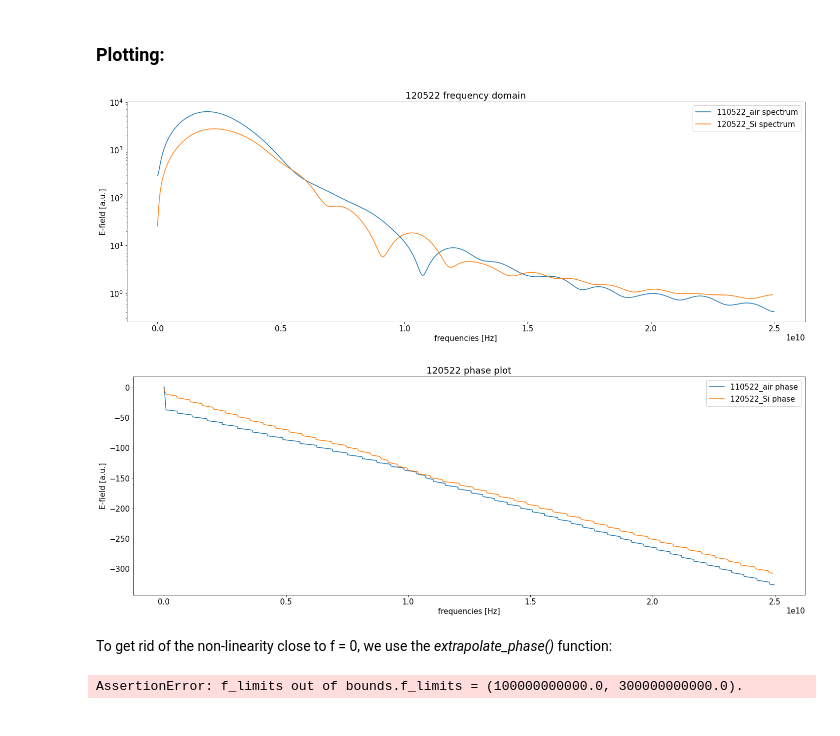
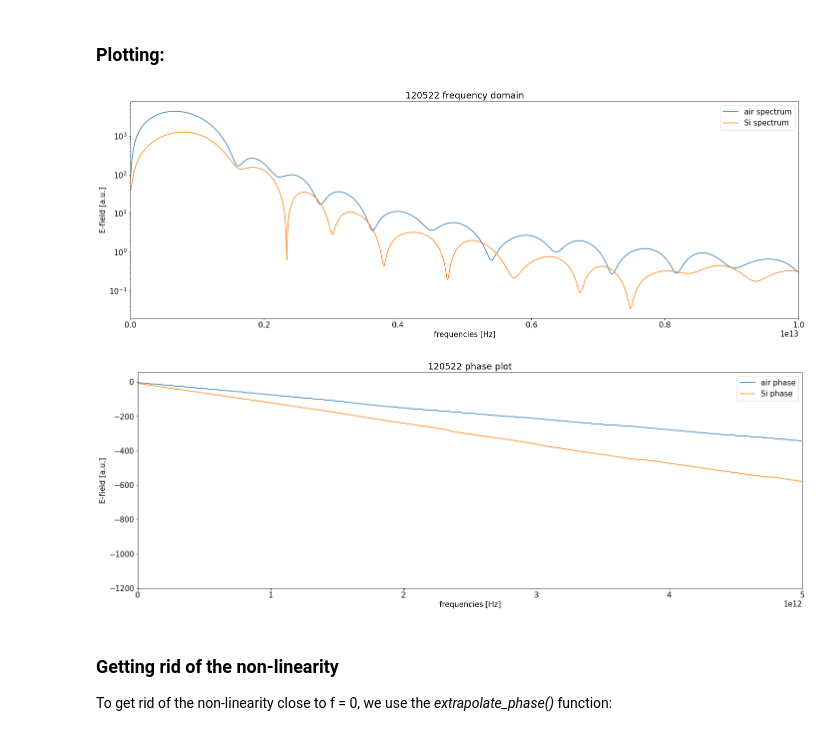
Before and after one commit to MHardenberg/thzsoftware, a Jupyter notebook: examples/thz_tds_transmission.ipynb, the cells around one changed output. Cells and saved outputs as stored; diff of their text form; code cells hidden in the pictures.

```diff
--- a/examples/thz_tds_transmission.ipynb
+++ b/examples/thz_tds_transmission.ipynb
@@ -96,10 +97,10 @@ plt.show()
 ## Fourier transform
 We do the transform on the windowed function, and save it as a data frame:
 # %%
-sample_rate_air = 1 / (air_times_array[1] - air_times_array[0]) * 1e-12
-sample_rate_Si = 1 / (Si_times_array[1] - Si_times_array[0]) * 1e-12
-air_frequencies, air_spectrum = ph.fft(air_signal_array, sample_rate_air)
-Si_frequencies, Si_spectrum = ph.fft(Si_signal_array, sample_rate_Si)
+sample_rate_air = 1 / ((air_times_array[1] - air_times_array[0]) * 1e-12)
+sample_rate_Si = 1 / ((Si_times_array[1] - Si_times_array[0]) * 1e-12)
+air_frequencies, air_spectrum = ph.fft(air_signal_array, sample_rate_air, pad=500)
+Si_frequencies, Si_spectrum = ph.fft(Si_signal_array, sample_rate_Si, pad=500)
 
 # compute phase and norm. The 'compute_phase()' function unwraps the phase by default.
 # To avoid this, set the default value 'unwrap_phase' to False
@@ -119,28 +120,31 @@ data_set.add_entry(directory, Si_file, "spectrum", data_Si)
 # %%
 plt.figure()
 plt.rc('font', size=15)
 axes = plt.axes(ylabel="E-field [a.u.]")
 data_set.data[directory][air_file]["spectrum"].plot(x=0,y=1, figsize=(24, 8), title='120522 frequency domain', ax=axes, logy=True)
 data_set.data[directory][Si_file]["spectrum"].plot(x=0,y=1, figsize=(24, 8), ax=axes, logy=True)
-axes.legend(["110522_air spectrum", "120522_Si spectrum"])
+axes.legend(["air spectrum", "Si spectrum"])
+axes.set_xlim((0, 10*1e12))
 plt.show()
 # %% [output]
-[figure, old version]
+[figure, new version]
 # %%
 plt.figure()
 plt.rc('font', size=15)
 axes = plt.axes(ylabel="E-field [a.u.]")
 data_set.data[directory][air_file]["spectrum"].plot(x=0,y=2, figsize=(24, 8), title='120522 phase plot', ax=axes)
 data_set.data[directory][Si_file]["spectrum"].plot(x=0,y=2, figsize=(24, 8), ax=axes)
-axes.legend(["110522_air phase", "120522_Si phase"])
+axes.legend(["air phase", "Si phase"])
+axes.set_xlim((0, 5*1e12))
 plt.show()
 # %% [output]
-[figure, old version]
+[figure, new version]
 # %% [markdown]
+### Getting rid of the non-linearity
 To get rid of the non-linearity close to f = 0, we use the *extrapolate_phase()* function:
 # %%
-f_limits = (0.1*1e12, 0.3*1e12)
+f_limits = (.5*1e12, 3*1e12)
 air_phase = ph.extrapolate_phase(air_frequencies, air_phase, f_limits)
 Si_phase = ph.extrapolate_phase(Si_frequencies, Si_phase, f_limits)
+data_set.data[directory][air_file]["spectrum"]["Phase [a.u.]"] = air_phase
+data_set.data[directory][Si_file]["spectrum"]["Phase [a.u.]"] = Si_phase
-# %% [output]
-AssertionError: f_limits out of bounds.f_limits = (100000000000.0, 300000000000.0).
```
Also changed, not shown: parts of 10 cells of this notebook, 10 other files.
